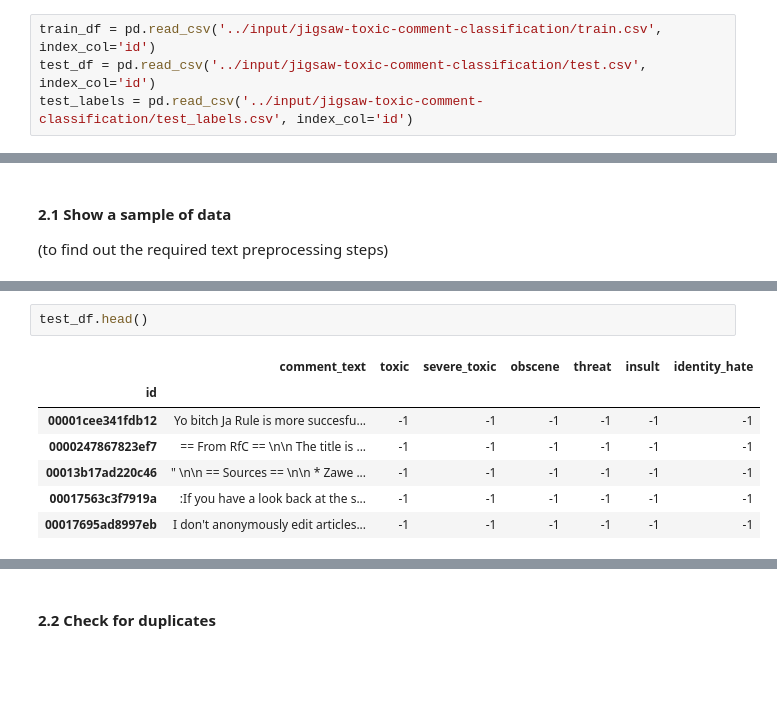
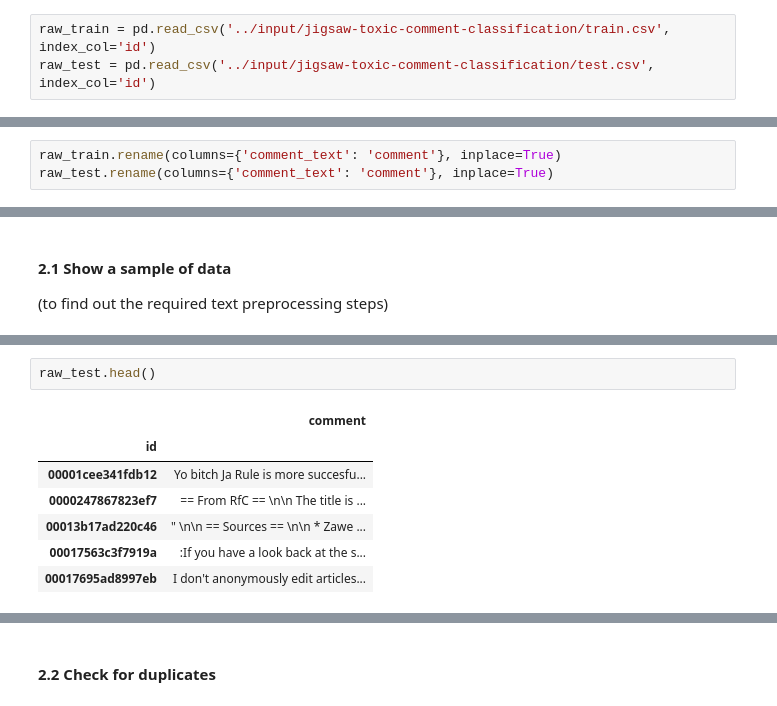
Before and after one commit to lauren-safwat/Toxic-Comment-Classification, a Jupyter notebook: toxic-comment-classification.ipynb, the cells around one changed output, grey strips where cells are left out. Drawn from its saved outputs; the diff is of its cells as text; blank space fills up the shorter version.

```diff
--- a/toxic-comment-classification.ipynb
+++ b/toxic-comment-classification.ipynb
@@ -43,6 +43,5 @@ pd.set_option('display.max_colwidth', None)
 # %% [markdown]
 ## **1. Reading Toxic Comments Dataset**
 # %%
-train_df = pd.read_csv('../input/jigsaw-toxic-comment-classification/train.csv', index_col='id')
-test_df = pd.read_csv('../input/jigsaw-toxic-comment-classification/test.csv', index_col='id')
-test_labels = pd.read_csv('../input/jigsaw-toxic-comment-classification/test_labels.csv', index_col='id')
+raw_train = pd.read_csv('../input/jigsaw-toxic-comment-classification/train.csv', index_col='id')
+raw_test = pd.read_csv('../input/jigsaw-toxic-comment-classification/test.csv', index_col='id')
@@ -51 +48,4 @@ test_df = pd.concat([test_df, test_labels], axis=1)
+# %%
+raw_train.rename(columns={'comment_text': 'comment'}, inplace=True)
+raw_test.rename(columns={'comment_text': 'comment'}, inplace=True)
 # %%
@@ -98,12 +92,12 @@ train_df.head()
 | 0001b41b1c6bb37e | "\nMore\nI can't make any real su... | 0 | 0 | 0 | 0 | 0 | 0 |
 | 0001d958c54c6e35 | You, sir, are my hero. Any chance... | 0 | 0 | 0 | 0 | 0 | 0 |
 # %%
-test_df.head()
+raw_test.head()
 # %% [output]
-|  | comment_text | toxic | severe_toxic | obscene | threat | insult | identity_hate |
-| id |  |  |  |  |  |  |  |
-| 00001cee341fdb12 | Yo bitch Ja Rule is more succesfu... | -1 | -1 | -1 | -1 | -1 | -1 |
-| 0000247867823ef7 | == From RfC == \n\n The title is ... | -1 | -1 | -1 | -1 | -1 | -1 |
-| 00013b17ad220c46 | " \n\n == Sources == \n\n * Zawe ... | -1 | -1 | -1 | -1 | -1 | -1 |
-| 00017563c3f7919a | :If you have a look back at the s... | -1 | -1 | -1 | -1 | -1 | -1 |
-| 00017695ad8997eb | I don't anonymously edit articles... | -1 | -1 | -1 | -1 | -1 | -1 |
+|  | comment |
+| id |  |
+| 00001cee341fdb12 | Yo bitch Ja Rule is more succesfu... |
+| 0000247867823ef7 | == From RfC == \n\n The title is ... |
+| 00013b17ad220c46 | " \n\n == Sources == \n\n * Zawe ... |
+| 00017563c3f7919a | :If you have a look back at the s... |
+| 00017695ad8997eb | I don't anonymously edit articles... |
```
Also changed, not shown: parts of 48 cells of this notebook.
